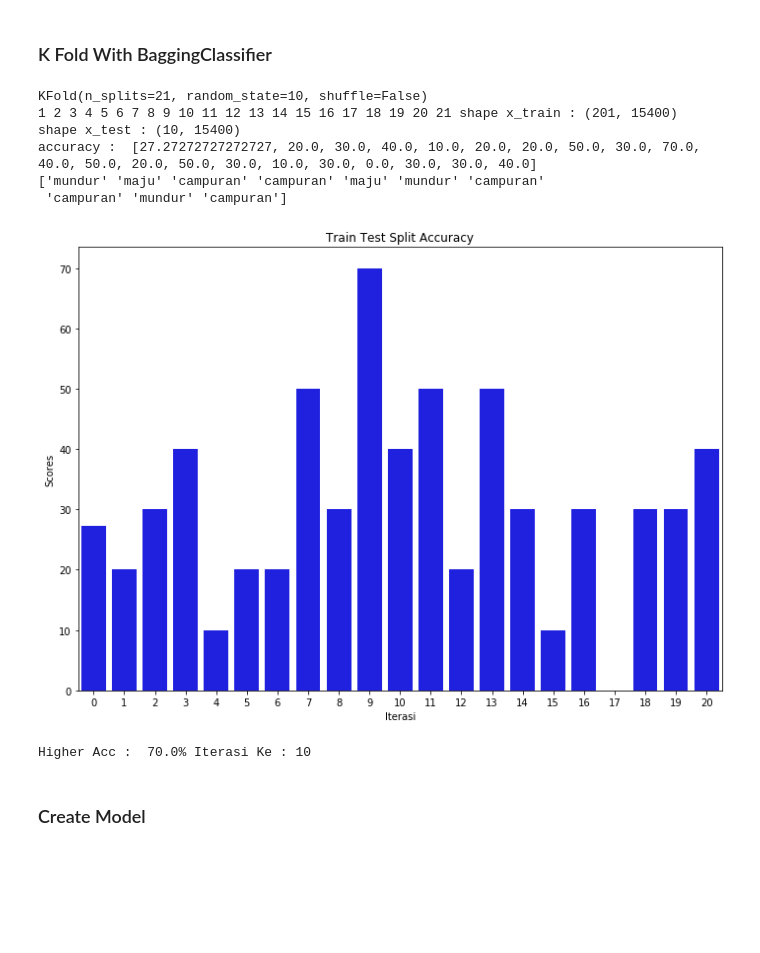
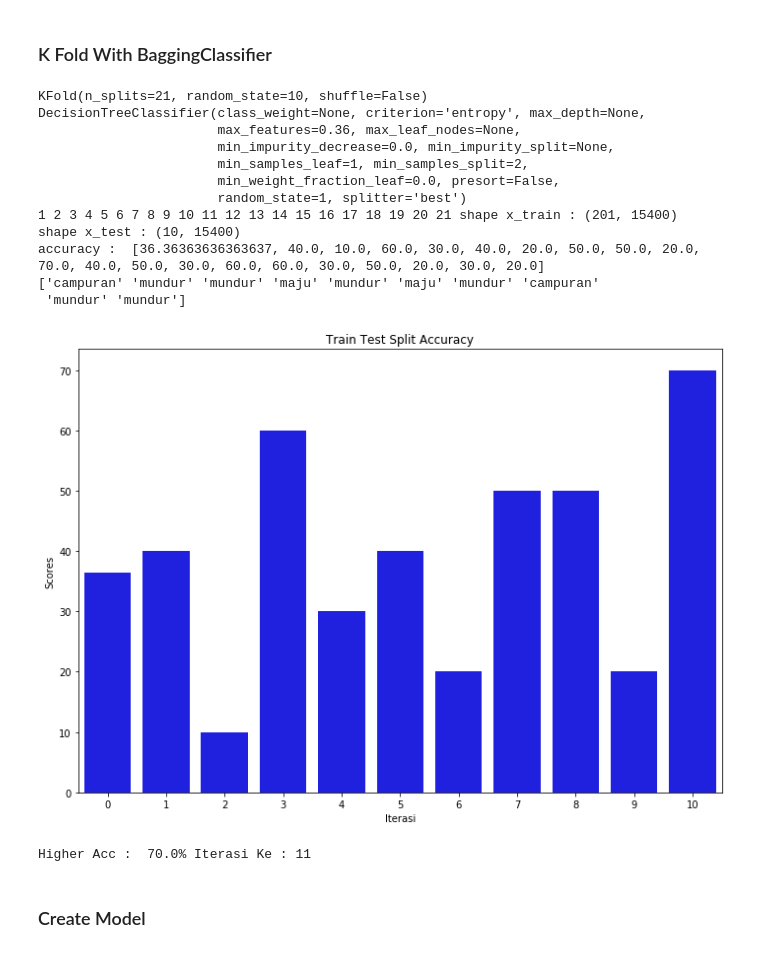
Before and after one commit to TotonAntoko/Cerpen-Classification-Naive-Bayes-dan-KNN, a Jupyter notebook: Cerpen.ipynb, the cells around one changed output. Drawn from its saved outputs; the diff is of its cells as text; code cells hidden in the pictures; blank space fills up the shorter version.

```diff
--- a/Cerpen.ipynb
+++ b/Cerpen.ipynb
@@ -130,8 +130,9 @@ from sklearn.model_selection import KFold
 kf=KFold(n_splits=n, shuffle=False, random_state=10)
 print(kf)  #buat tau Kfold dan parameter defaultnya
 i=1        #ini gapenting, cuma buat nandain fold nya.
+clf = tree.DecisionTreeClassifier(criterion="entropy", max_features=0.36, random_state=1)
 
-clf = GaussianNB()
+print(clf)
 
 accuracy_model = []
 higherAcc = 0
@@ -165,8 +166,14 @@ print(y_test)
 scores = pd.DataFrame(accuracy_model,columns=['Scores'])
 # %% [output]
 KFold(n_splits=21, random_state=10, shuffle=False)
+DecisionTreeClassifier(class_weight=None, criterion='entropy', max_depth=None,
+                       max_features=0.36, max_leaf_nodes=None,
+                       min_impurity_decrease=0.0, min_impurity_split=None,
+                       min_samples_leaf=1, min_samples_split=2,
+                       min_weight_fraction_leaf=0.0, presort=False,
+                       random_state=1, splitter='best')
 1 2 3 4 5 6 7 8 9 10 11 12 13 14 15 16 17 18 19 20 21 shape x_train : (201, 15400)
 shape x_test : (10, 15400)
-accuracy :  [27.27272727272727, 20.0, 30.0, 40.0, 10.0, 20.0, 20.0, 50.0, 30.0, 70.0, 40.0, 50.0, 20.0, 50.0, 30.0, 10.0, 30.0, 0.0, 30.0, 30.0, 40.0]
-['mundur' 'maju' 'campuran' 'campuran' 'maju' 'mundur' 'campuran'
- 'campuran' 'mundur' 'campuran']
+accuracy :  [36.36363636363637, 40.0, 10.0, 60.0, 30.0, 40.0, 20.0, 50.0, 50.0, 20.0, 70.0, 40.0, 50.0, 30.0, 60.0, 60.0, 30.0, 50.0, 20.0, 30.0, 20.0]
+['campuran' 'mundur' 'mundur' 'maju' 'mundur' 'maju' 'mundur' 'campuran'
+ 'mundur' 'mundur']
@@ -179,16 +180,16 @@ accuracy :  [27.27272727272727, 20.0, 30.0, 40.0, 10.0, 20.0, 20.0, 50.0, 30.0,
 # %%
 fig, ax = pyplot.subplots(figsize=(11.7, 8.27))
 
 # sns.set(style="white", rc={"lines.linewidth": 3})
-sns_plot = sns.barplot(ax=ax, x=list(range(0,n)),y="Scores", data=scores, color="b")
+sns_plot = sns.barplot(ax=ax, x=list(range(0,Iterasi)),y="Scores", data=scores[:Iterasi], color="b")
 sns_plot.set_title('Train Test Split Accuracy')
 sns_plot.figure.savefig("Plot BaggingClassifier Decision Tree.png")
 sns_plot.set(xlabel="Iterasi")
 plt.show()
 print("Higher Acc : ", str(higherAcc)+"%" + " Iterasi Ke : "+str(Iterasi))
 # %% [output]
-[figure, old version]
+[figure, new version]
-Higher Acc :  70.0% Iterasi Ke : 10
+Higher Acc :  70.0% Iterasi Ke : 11
 # %% [markdown]
 ### Create Model
 # %% [markdown]
```
Also changed, not shown: parts of 14 cells of this notebook.
